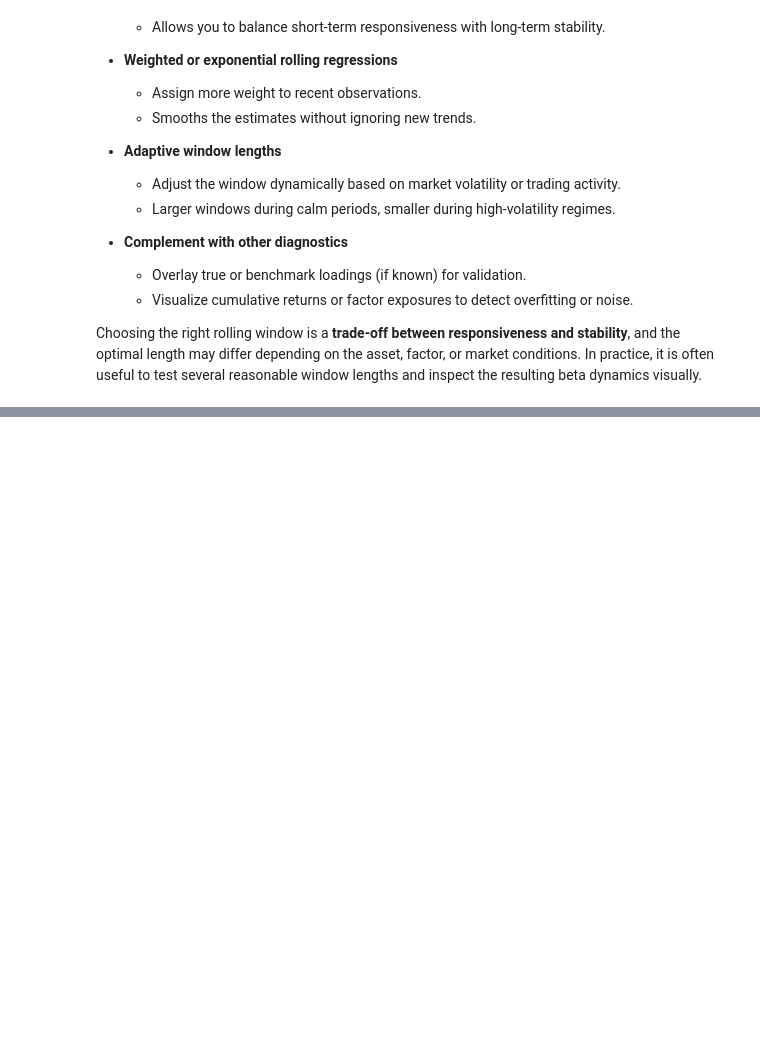
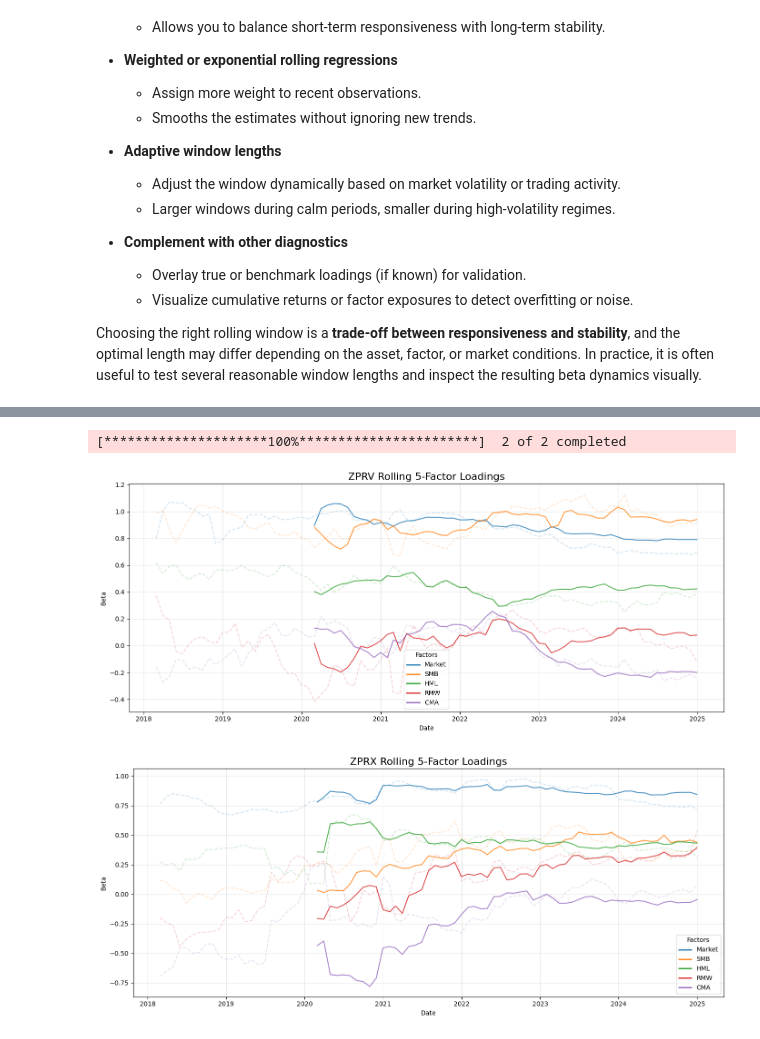
Before and after one commit to husainm97/quant-lab-alpha, a Jupyter notebook: notebooks/factor_premium_tests.ipynb, the cells around one changed output, grey strips where cells are left out. Drawn from its saved outputs; the diff is of its cells as text; code cells hidden in the pictures; blank space fills up the shorter version.

Commit message:
polishing visualisations

```diff
--- a/notebooks/factor_premium_tests.ipynb
+++ b/notebooks/factor_premium_tests.ipynb
@@ -1110,3 +686,81 @@ Date range: 2015-02-19 00:00:00 to 2024-12-30 00:00:00
+# %%
+import yfinance as yf
+import pandas as pd
+import numpy as np
+import statsmodels.api as sm
+import matplotlib.pyplot as plt
+
+
+# Rolling factor loadings
+def rolling_factor_loadings_5f(df, window_months):
+    betas = []
+    for i in range(window_months, len(df)):
+        window = df.iloc[i-window_months:i]
+        y = window['ETF_TV'] - window['RF']
+        X = sm.add_constant(window[['Market', 'SMB', 'HML', 'RMW', 'CMA']])
+        model = sm.OLS(y, X).fit()
+        betas.append(model.params[['Market','SMB','HML','RMW','CMA']])
+    return pd.DataFrame(betas, index=df.index[window_months:], columns=['Market','SMB','HML','RMW','CMA'])
+
+
+# Prepare ETF data
+def prepare_etf(df, etf_col):
+    etf = df[[etf_col,'Mkt-RF','SMB','HML','RMW','CMA','RF']].copy()
+    etf.rename(columns={etf_col:'ETF_TV','Mkt-RF':'Market'}, inplace=True)
+    return etf
+
+# Define tickers and fetch prices
+tickers = ['ZPRV.DE', 'ZPRX.DE']
+start_date, end_date = '2015-01-01', '2024-12-31'
+
+price_data = yf.download(tickers, start=start_date, end=end_date, auto_adjust=True)['Close']
+returns_data = price_data.pct_change().dropna()
+
+ff_factors = fetch_ff5_monthly()
+ff_factors.index = ff_factors.index.to_period('M').to_timestamp('M')
+
+monthly_returns = (1 + returns_data).groupby(pd.Grouper(freq='M')).prod() - 1
+monthly_returns.index = monthly_returns.index.to_period('M').to_timestamp('M')
+
+combined_data = pd.concat([monthly_returns, ff_factors], axis=1, join='inner')
+
+
+# Rolling windows
+windows = [36, 60]  # 3Y and 5Y
+factor_colors = {'Market':'tab:blue','SMB':'tab:orange','HML':'tab:green','RMW':'tab:red','CMA':'tab:purple'}
+
+for etf_name, etf_col in zip(['ZPRV','ZPRX'], tickers):
+    etf_df = prepare_etf(combined_data, etf_col)
+    plt.figure(figsize=(14,6))
+
+    for w in windows:
+        rolling = rolling_factor_loadings_5f(etf_df, w)
+        for factor in rolling.columns:
+            plt.plot(
+                rolling.index, rolling[factor],
+                color=factor_colors[factor],
+                linestyle='--' if w==36 else '-',   # dashed for 3Y
+                alpha=0.2 if w==36 else 0.8,       # 3Y lighter
+                label=f'{factor} ({w//12}Y)' if w==36 else None
+            )
+
+    plt.title(f'{etf_name} Rolling 5-Factor Loadings', fontsize=16)
+    plt.ylabel('Beta')
+    plt.xlabel('Date')
+    plt.grid(alpha=0.3)
+
+    # Custom legend for factors only
+    from matplotlib.lines import Line2D
+    lines = [Line2D([0],[0], color=factor_colors[f], lw=2) for f in factor_colors]
+    labels = factor_colors.keys()
+    plt.legend(lines, labels, title='Factors', fontsize=10)
+
+    plt.tight_layout()
+    plt.show()
+# %% [output]
+[*********************100%***********************]  2 of 2 completed
+[figure, added]
+[figure, added]
 # %%
 import statsmodels.api as sm
 import matplotlib.pyplot as plt
```
Also changed, not shown: parts of 25 cells of this notebook.
